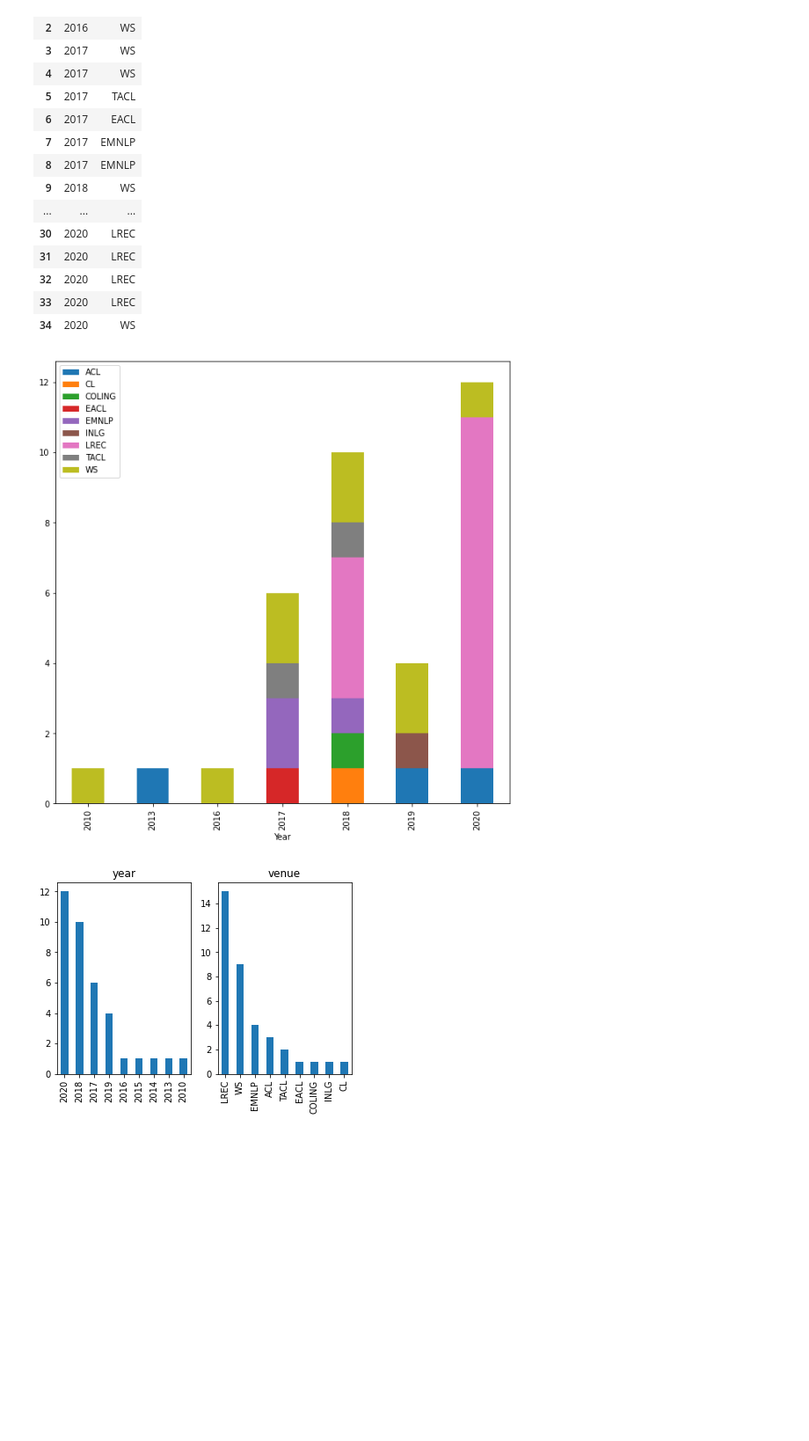
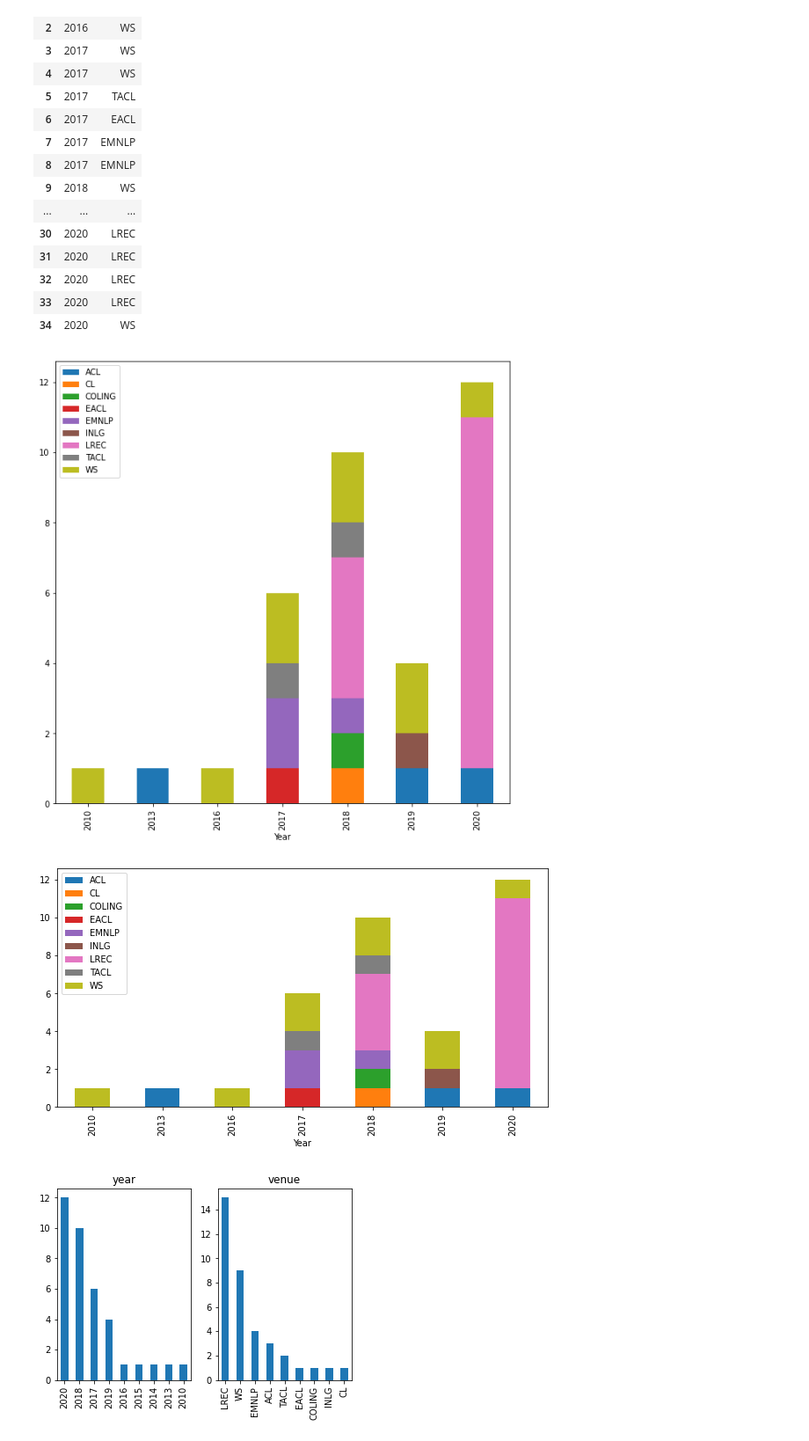
Before and after one commit to shubhamagarwal92/eacl-reproducibility, a Jupyter notebook: notebooks/analysis.ipynb, the cells around one changed output. Shown at 88% size. Cells and saved outputs as stored; diff of their text form; code cells hidden in the pictures; blank space fills up the shorter version.

Commit message:
changing stacked bar plot

```diff
--- a/notebooks/analysis.ipynb
+++ b/notebooks/analysis.ipynb
@@ -128,13 +128,18 @@ year_venue_df
 # %%
 df = year_venue_df.groupby('Year').apply(lambda x: x['Venue'].value_counts())
 df = df.unstack().fillna(0)
 # df.plot.bar(stacked=True)
 # fig = df.plot(kind='bar', stacked=True,  figsize=(20, 16), fontsize=26).get_figure()
 fig = df.plot(kind='bar', stacked=True,  figsize=(10, 10)).get_figure()
 save_filepath = f"{SAVE_DIR}/stacked_bar.png"
 fig.savefig(save_filepath)   # save the figure to file
+
+fig = df.plot(kind='bar', stacked=True,  figsize=(10, 5)).get_figure()
+save_filepath = f"{SAVE_DIR}/stacked_bar_5.png"
+fig.savefig(save_filepath)   # save the figure to file
 # %% [output]
 [figure]
+[figure, added]
 # %%
 # ----------------------------------------------------------------
 # SA: Previous analysis
```
Also changed, not shown: parts of 1 cell of this notebook, 1 other file.
